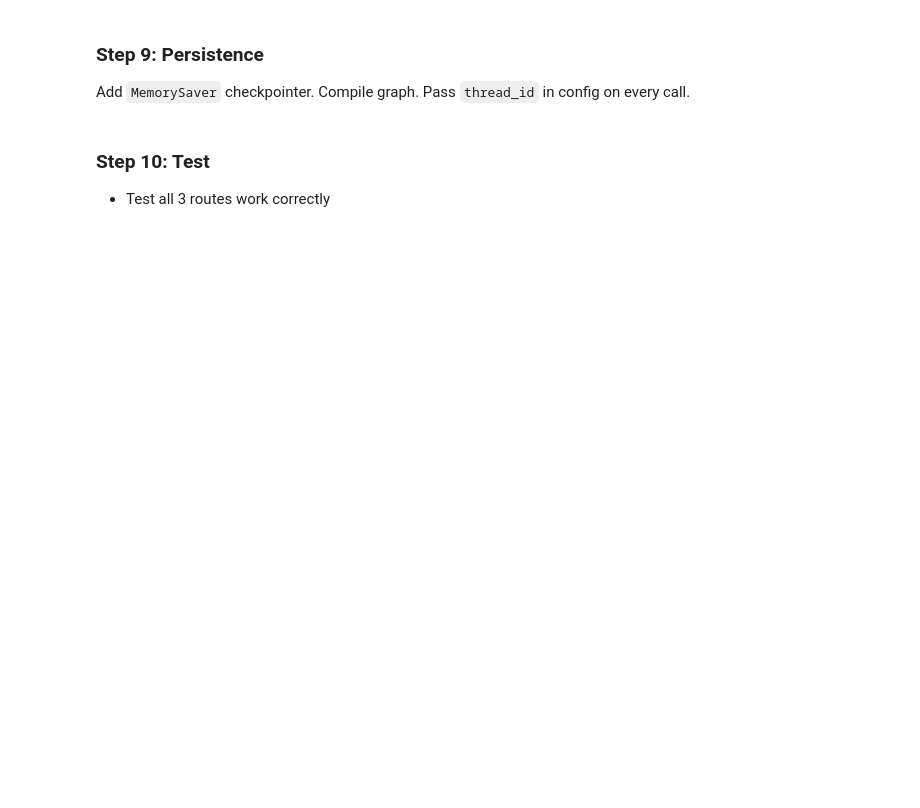
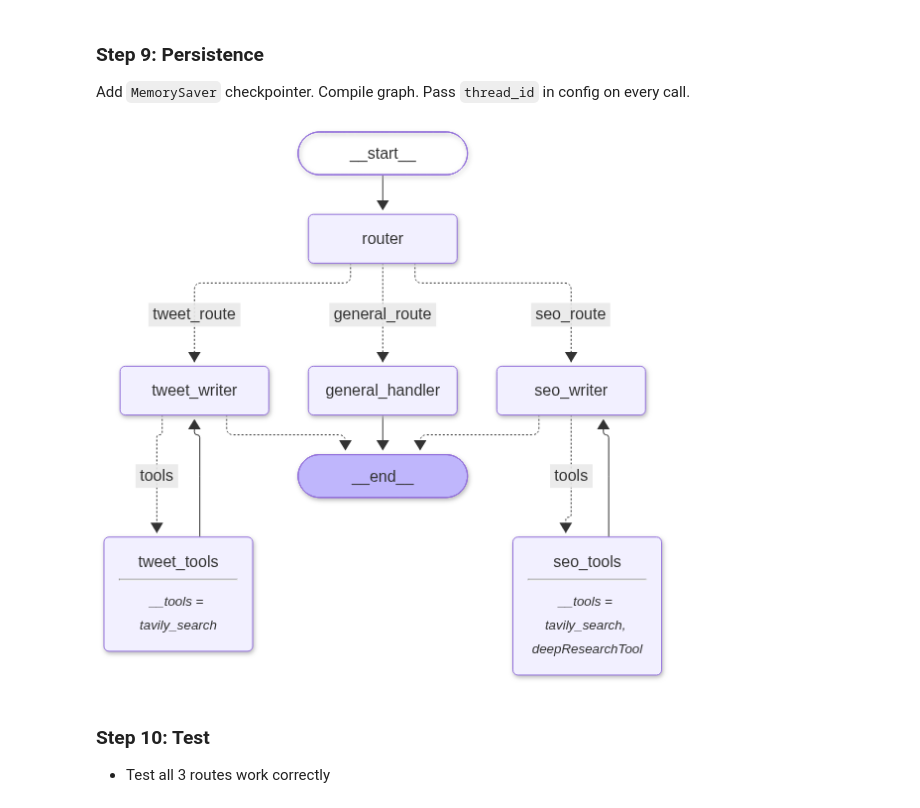
Before and after one commit to ssshah7860/applied_agentic_ai_program_for_swes, a Jupyter notebook: class_04_multi_agent_system/assignments/Assignment Template - Multi-Agents Systems.ipynb, the cells around one changed output. Drawn from its saved outputs; the diff is of its cells as text; code cells hidden in the pictures; blank space fills up the shorter version.

```diff
--- a/class_04_multi_agent_system/assignments/Assignment Template - Multi-Agents Systems.ipynb
+++ b/class_04_multi_agent_system/assignments/Assignment Template - Multi-Agents Systems.ipynb
@@ -78,3 +317,31 @@ Uses full message history from state to answer general queries with context. Sav
+# %%
+# Write your code here
+generalInstructions = """
+You are a helpful conversational assistant.
+
+Use the previous conversation history to understand the user's questions.
+Answer clearly and accurately.
+Remember relevant information from earlier messages.
+"""
+
+def generalHandlerNode(state: ContentWriterState):
+
+    # Step 1: Retrieve conversation history
+    messagesHistory = state["messages"]
+
+    # Step 2: Add system instructions
+    messages = [
+        SystemMessage(content=generalInstructions)
+    ] + messagesHistory
+
+    # Step 3: Invoke the LLM
+    response = llm.invoke(messages)
+
+    # Step 4: Return state updates
+    return {
+        "messages": [response],
+        "finalOutput": response.content
+    }
 # %% [markdown]
 ### Step 8: Build Graph
 Add all nodes. Router → 3-way conditional edges. Agent ↔ tool loops using `should_continue` functions. General → END.
@@ -88,3 +421,19 @@ Add `MemorySaver` checkpointer. Compile graph. Pass `thread_id` in config on eve
+# %%
+# Write your code here
+from langgraph.checkpoint.memory import MemorySaver
+memory = MemorySaver()
+graph = workflow.compile(checkpointer=memory)
+config = {
+    "configurable": {
+        "thread_id": "conversation-001"
+    }
+}
+# %%
+from IPython.display import display, Image
+
+display(Image(graph.get_graph().draw_mermaid_png()))
+# %% [output]
+[figure, added]
 # %% [markdown]
 ### Step 10: Test
 - Test all 3 routes work correctly
```
Also changed, not shown: parts of 18 cells of this notebook, 1 other file.
